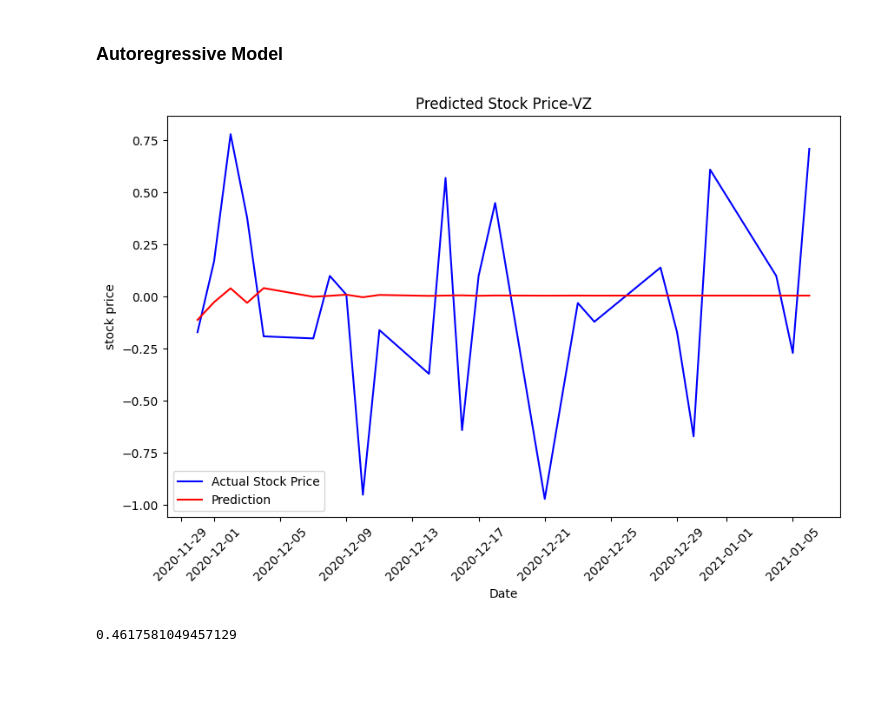
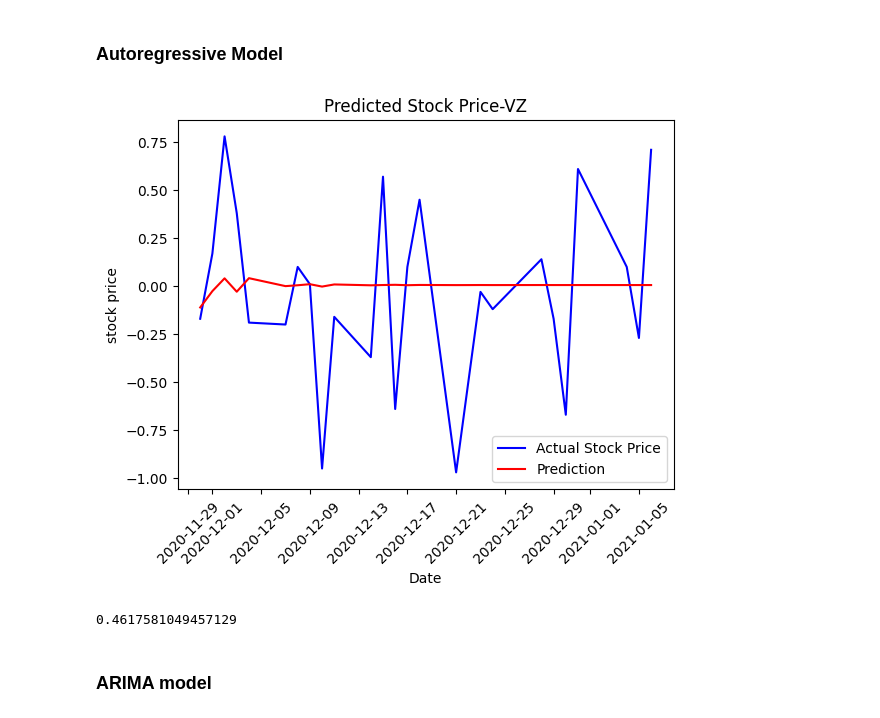
Before and after one commit to pallabee/Time-Series-for-Stock-Price-Prediction, a Jupyter notebook: modelling/traditional models/forecasting.ipynb, the cells around one changed output. Drawn from its saved outputs; the diff is of its cells as text; code cells hidden in the pictures; blank space fills up the shorter version.

```diff
--- a/modelling/traditional models/forecasting.ipynb
+++ b/modelling/traditional models/forecasting.ipynb
@@ -34,18 +35,20 @@ ar_predictions_VZ = ar_fitted_VZ.predict(start=len(diff_train_VZ),
 ar_predictions_VZ=pd.DataFrame(ar_predictions_VZ)
 ar_predictions_VZ.index=diff_test_VZ.index
 # %%
-plt.figure(figsize=(10,6))
+# plt.figure(figsize=(10,6))
 plt.plot(diff_test_VZ[-split:], label='Actual Stock Price', c='b')
 plt.plot(ar_predictions_VZ, c='r', label='Prediction')
 plt.title('Predicted Stock Price-VZ')
 plt.xlabel('Date')
 plt.ylabel('stock price')
 plt.xticks(rotation=45)
 plt.legend()
 plt.show()
 # %% [output]
-[figure, old version]
+[figure, new version]
 # %%
 print(math.sqrt(mean_squared_error(diff_test_VZ,ar_predictions_VZ)))
 # %% [output]
 0.4617581049457129
+# %% [markdown]
+### ARIMA model
```
Also changed, not shown: parts of 5 cells of this notebook.
